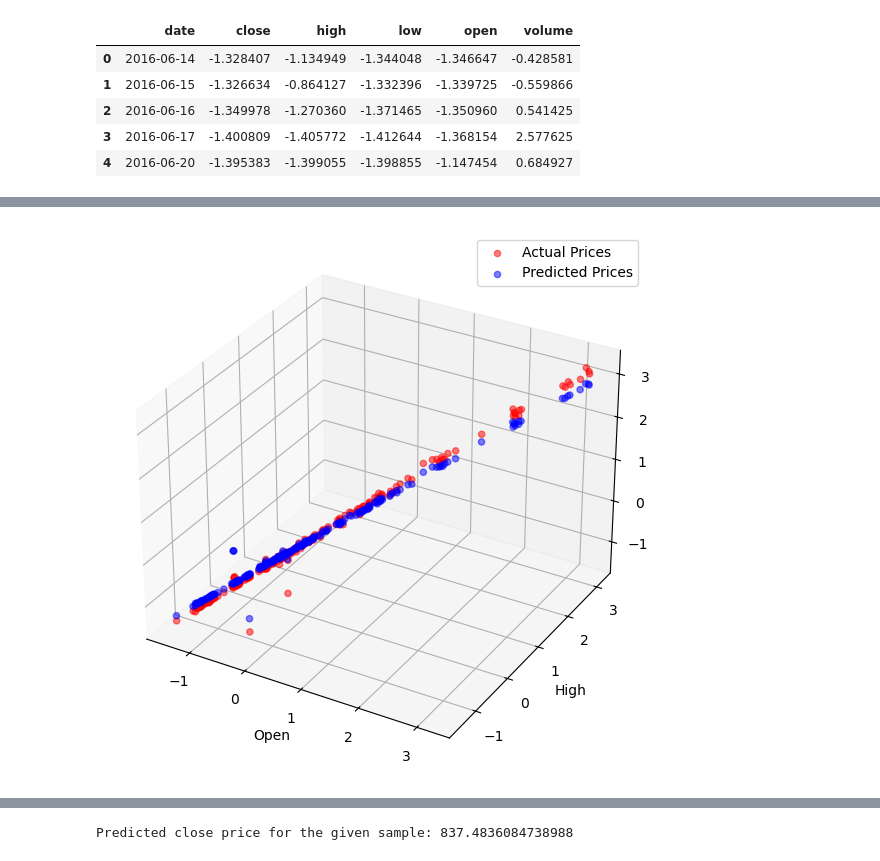
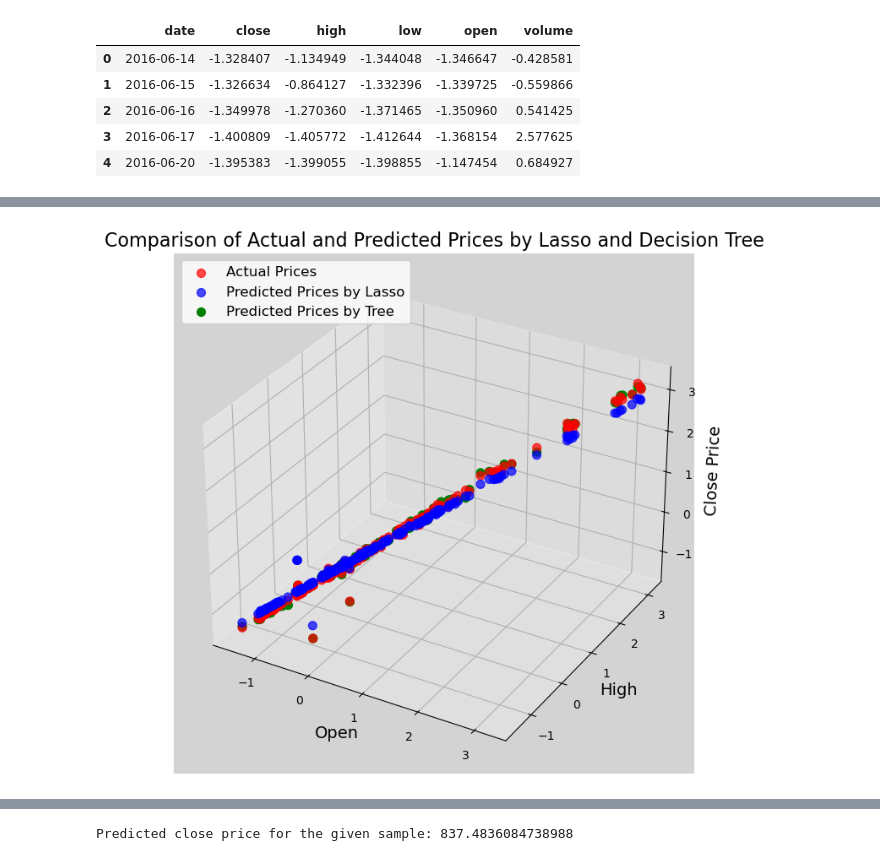
Before and after one commit to Ahmed72-AMSA/Business-Intelligence-Project, a Jupyter notebook: regression/Stoke_Price/model_regression.ipynb, the cells around one changed output, grey strips where cells are left out. Cells and saved outputs as stored; diff of their text form; code cells hidden in the pictures.

```diff
--- a/regression/Stoke_Price/model_regression.ipynb
+++ b/regression/Stoke_Price/model_regression.ipynb
@@ -243,29 +319,36 @@ R2: 98.21%
 # %%
-y_predict = lasso.predict(x_test)
+import matplotlib.pyplot as plt
+from mpl_toolkits.mplot3d import Axes3D
 
-# Select three features (you can experiment with 'open', 'high', 'low', 'volume')
-# For visualization, let's use 'open', 'high', and 'low'
-x_plot = x_test[:, [0, 1, 2]]  # Selecting 'open', 'high', 'low'
 
-# Create a 3D plot for actual vs predicted prices
-fig = plt.figure(figsize=(10, 7))
+
+x_plot = x_test[:, [0, 1, 2]]
+
+fig = plt.figure(figsize=(12, 8))
 ax = fig.add_subplot(111, projection='3d')
 
-# Plot actual prices (using x_plot as features)
-ax.scatter(x_plot[:, 0], x_plot[:, 1], y_test, color='r', label='Actual Prices', alpha=0.5)
+ax.scatter(x_plot[:, 0], x_plot[:, 1], y_test, color='r', label='Actual Prices', alpha=0.7, s=50)
 
-# Plot predicted prices (using x_plot as features)
-ax.scatter(x_plot[:, 0], x_plot[:, 1], y_predict, color='b', label='Predicted Prices', alpha=0.5)
+ax.scatter(x_plot[:, 0], x_plot[:, 1], y_predict, color='b', label='Predicted Prices by Lasso', alpha=0.7, s=50)
 
-# Labels and legend
-ax.set_xlabel('Open')
-ax.set_ylabel('High')
-ax.set_zlabel('Close Price')
-ax.legend()
+ax.scatter(x_plot[:, 0], x_plot[:, 1], y_predict_tree, color='g', label='Predicted Prices by Tree', alpha=1, s=50)
 
+ax.set_facecolor('lightgrey')
+
+ax.set_xlabel('Open', fontsize=14)
+ax.set_ylabel('High', fontsize=14)
+ax.set_zlabel('Close Price', fontsize=14)
+
+# Title with larger font size
+ax.set_title('Comparison of Actual and Predicted Prices by Lasso and Decision Tree', fontsize=16)
+
+# Adjust legend location and font size
+ax.legend(loc='upper left', fontsize=12)
+
+# Show the plot
 plt.show()
 # %% [output]
-[figure, old version]
+[figure, new version]
 # %%
 plt.figure(figsize=(10, 6))
 plt.scatter(y_test, y_predict, alpha=0.7, color="blue")
```
Also changed, not shown: parts of 13 cells of this notebook.
